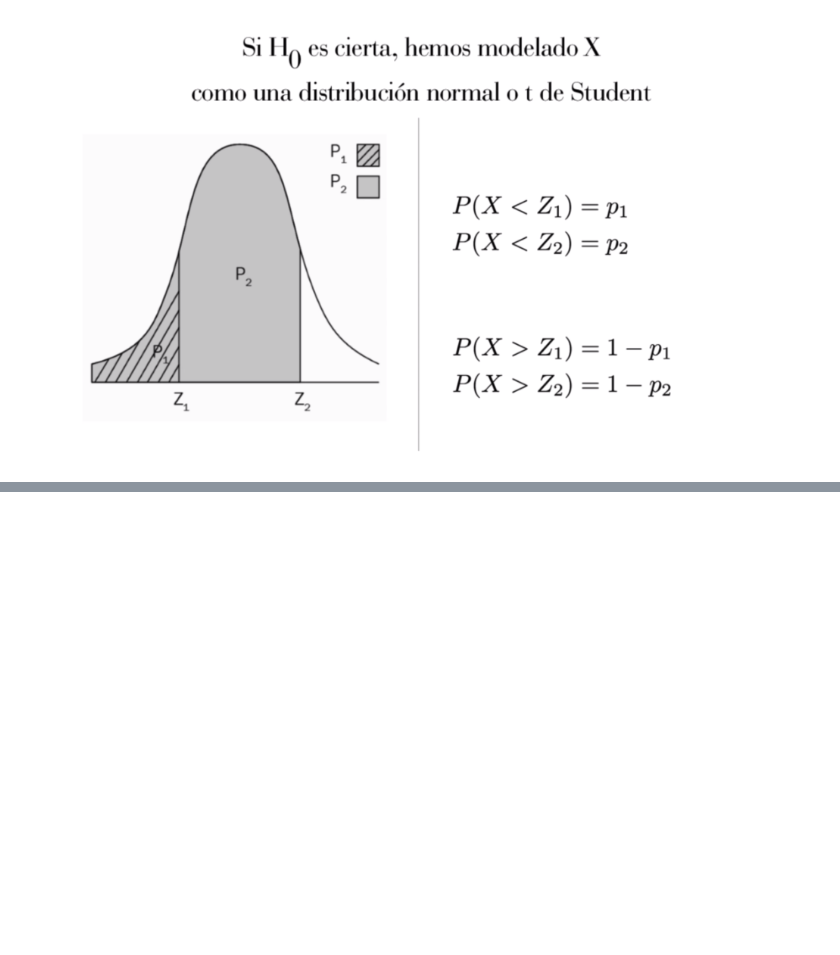
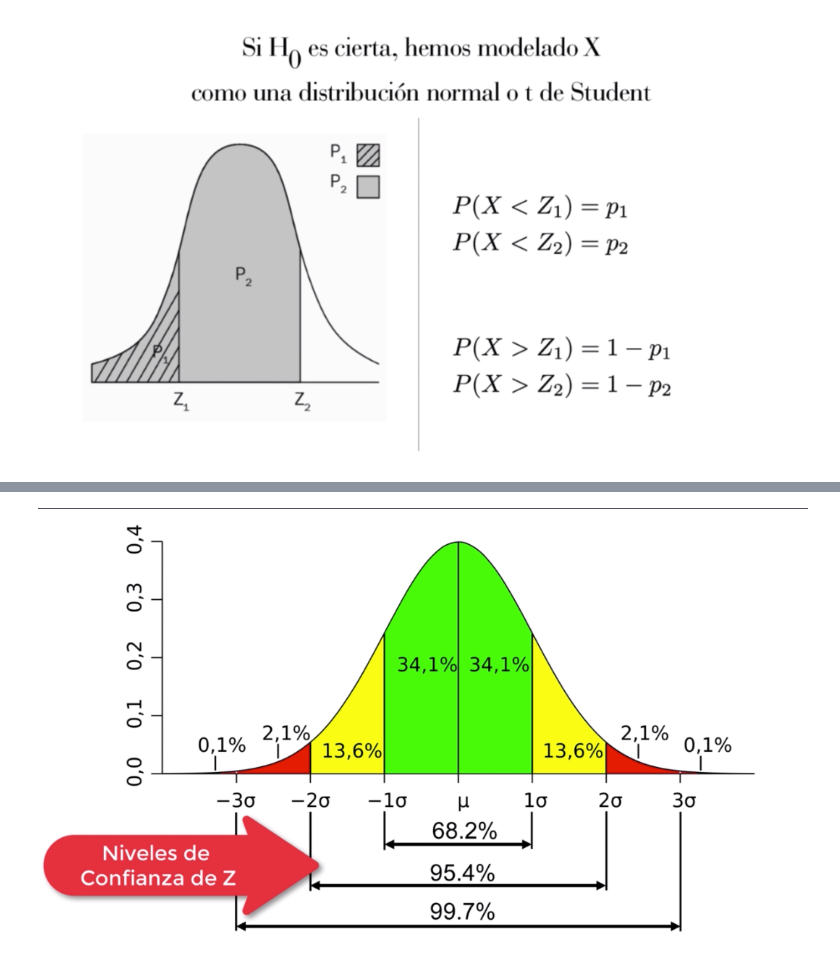
Before and after one commit to olivisoll/python_ML, a Jupyter notebook: notebooks/T3 - 3 - Los contrastes de hipótesis.ipynb, the cells around one changed output, grey strips where cells are left out. Cells and saved outputs as stored; diff of their text form; code cells hidden in the pictures; blank space fills up the shorter version.

```diff
--- a/notebooks/T3 - 3 - Los contrastes de hipótesis.ipynb
+++ b/notebooks/T3 - 3 - Los contrastes de hipótesis.ipynb
@@ -18,0 +23,4 @@ Image(filename="resources/contraste_hipotesis3.png")
+# %%
+Image(filename="resources/contraste_hipotesis6.png")
+# %% [output]
+[figure, added]
```
Also changed, not shown: parts of 6 cells of this notebook, 13 other files.
